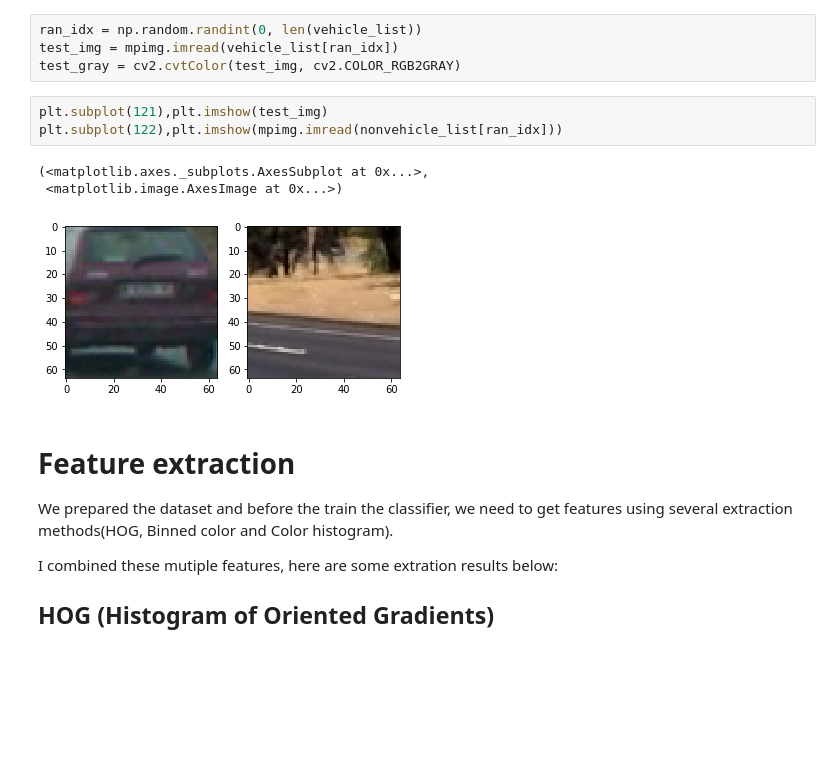
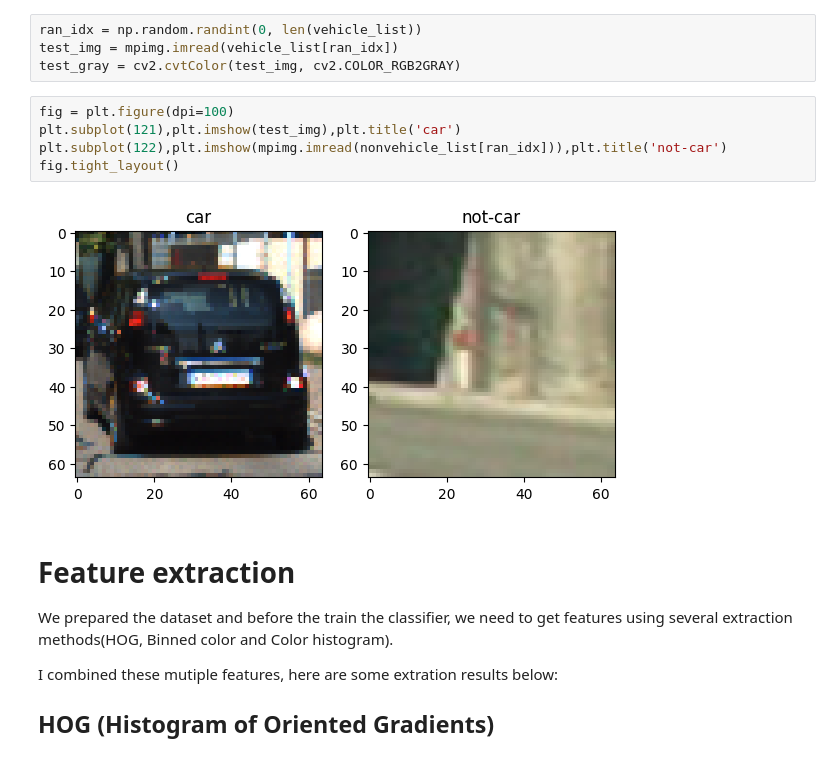
Before and after one commit to jaeoh2/self-driving-car-nd, a Jupyter notebook: CarND-Vehicle-Detection-P5/CarND-Vehicle-detection.ipynb, the cells around one changed output. Drawn from its saved outputs; the diff is of its cells as text; blank space fills up the shorter version.

```diff
--- a/CarND-Vehicle-Detection-P5/CarND-Vehicle-detection.ipynb
+++ b/CarND-Vehicle-Detection-P5/CarND-Vehicle-detection.ipynb
@@ -40,12 +40,12 @@ ran_idx = np.random.randint(0, len(vehicle_list))
 test_img = mpimg.imread(vehicle_list[ran_idx])
 test_gray = cv2.cvtColor(test_img, cv2.COLOR_RGB2GRAY)
 # %%
-plt.subplot(121),plt.imshow(test_img)
-plt.subplot(122),plt.imshow(mpimg.imread(nonvehicle_list[ran_idx]))
+fig = plt.figure(dpi=100)
+plt.subplot(121),plt.imshow(test_img),plt.title('car')
+plt.subplot(122),plt.imshow(mpimg.imread(nonvehicle_list[ran_idx])),plt.title('not-car')
+fig.tight_layout()
 # %% [output]
-(<matplotlib.axes._subplots.AxesSubplot at 0x...>,
- <matplotlib.image.AxesImage at 0x...>)
-[figure, old version]
+[figure, new version]
 # %% [markdown]
 # Feature extraction
 We prepared the dataset and before the train the classifier, we need to get features using several extraction methods(HOG, Binned color and Color histogram).
```
Also changed, not shown: parts of 19 cells of this notebook, 2 other files.
